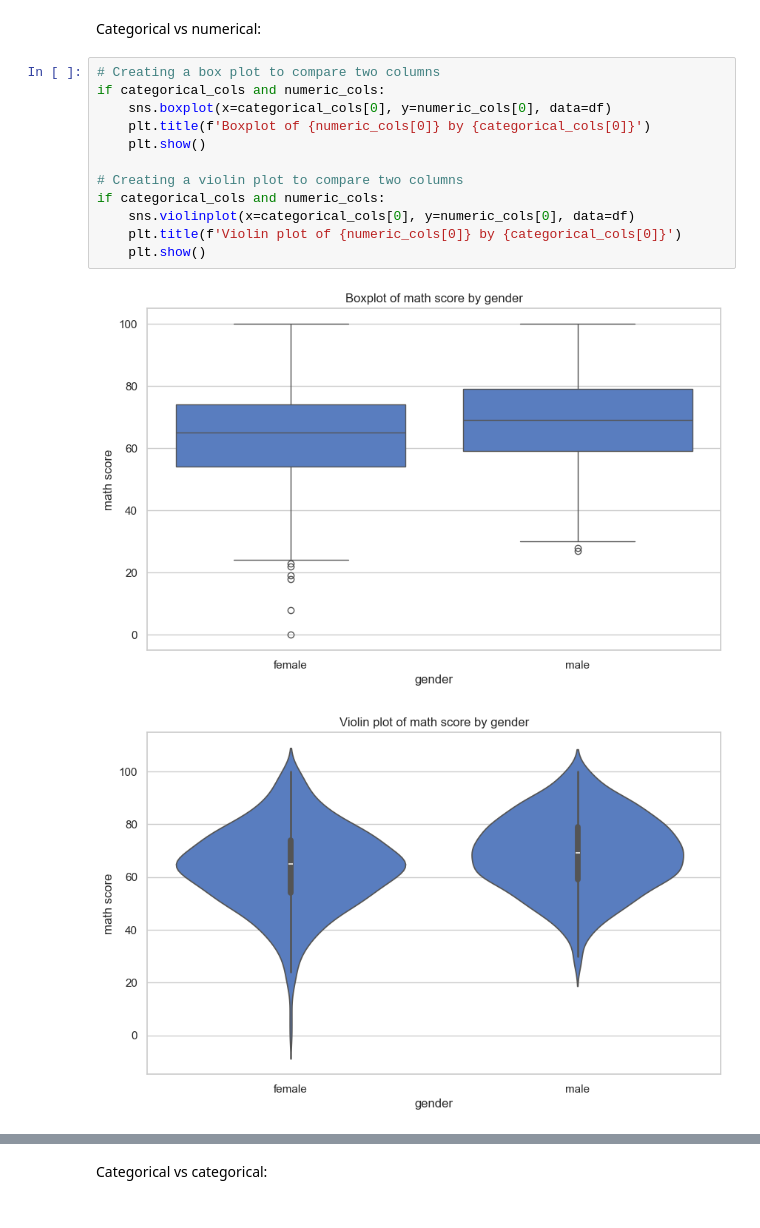
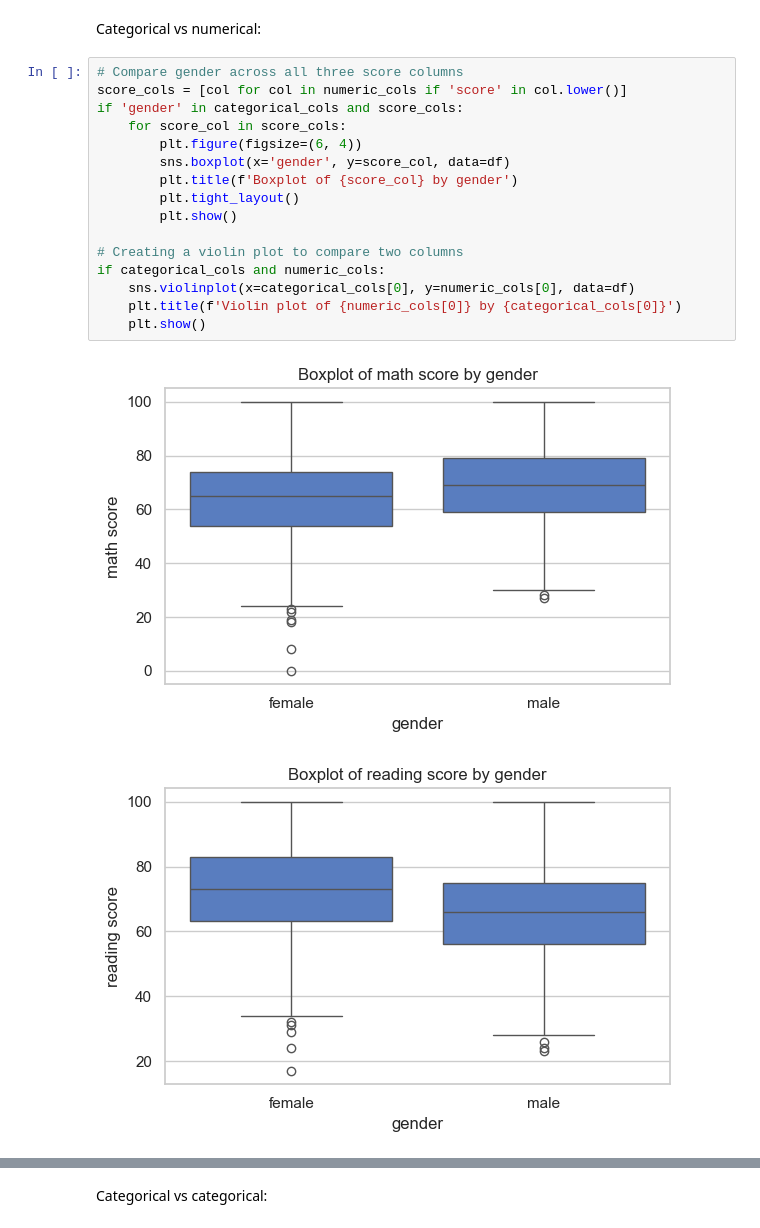
Before and after one commit to Lee0997/Portfolio-Data-Projects, a Jupyter notebook: student-performance/notebooks/Visualisation.ipynb, the cells around one changed output, grey strips where cells are left out. Drawn from its saved outputs; the diff is of its cells as text.

Commit message:
Separated some graphs for visual clarity and added titles - also added some graphs to compare results by gender

```diff
--- a/student-performance/notebooks/Visualisation.ipynb
+++ b/student-performance/notebooks/Visualisation.ipynb
@@ -109,17 +109,21 @@ if len(numeric_cols) >= 2:
 # %% [markdown]
 Categorical vs numerical:
 # %%
-# Creating a box plot to compare two columns
-if categorical_cols and numeric_cols:
-    sns.boxplot(x=categorical_cols[0], y=numeric_cols[0], data=df)
-    plt.title(f'Boxplot of {numeric_cols[0]} by {categorical_cols[0]}')
-    plt.show()
+# Compare gender across all three score columns
+score_cols = [col for col in numeric_cols if 'score' in col.lower()]
+if 'gender' in categorical_cols and score_cols:
+    for score_col in score_cols:
+        plt.figure(figsize=(6, 4))
+        sns.boxplot(x='gender', y=score_col, data=df)
+        plt.title(f'Boxplot of {score_col} by gender')
+        plt.tight_layout()
+        plt.show()
 
 # Creating a violin plot to compare two columns
 if categorical_cols and numeric_cols:
     sns.violinplot(x=categorical_cols[0], y=numeric_cols[0], data=df)
     plt.title(f'Violin plot of {numeric_cols[0]} by {categorical_cols[0]}')
     plt.show()
 # %% [output]
-[figure, old version]
+[figure, new version]
-[figure, old version]
+[figure, new version]
```
Also changed, not shown: parts of 1 cell of this notebook.
